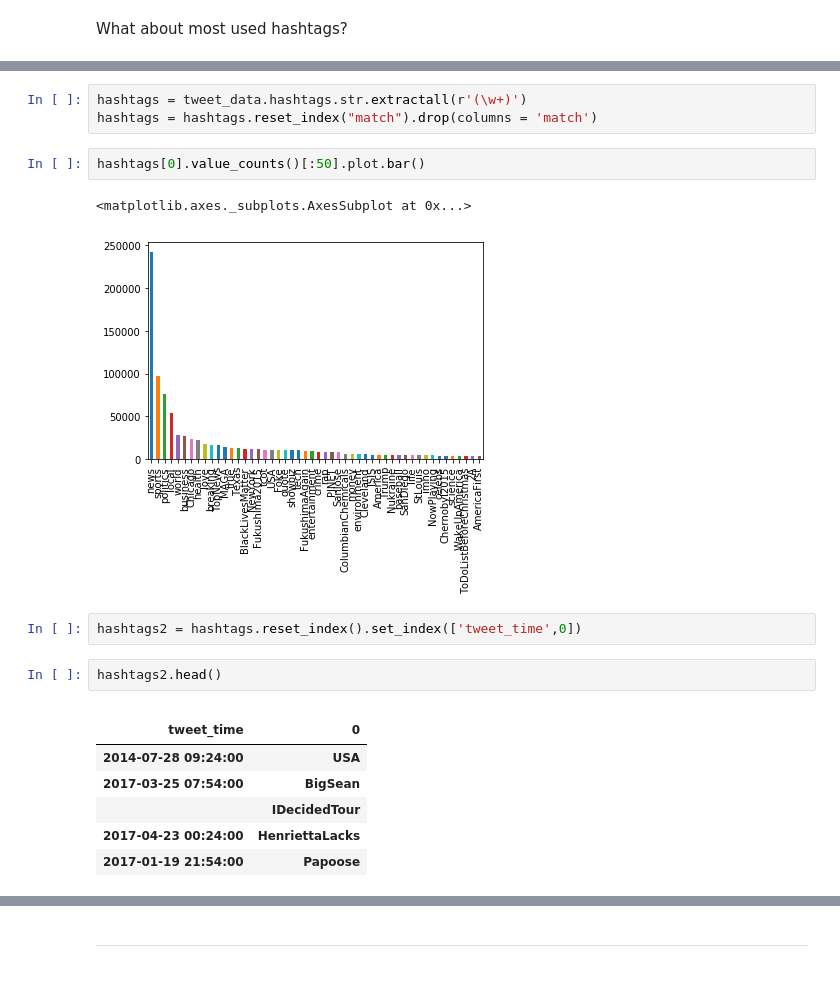
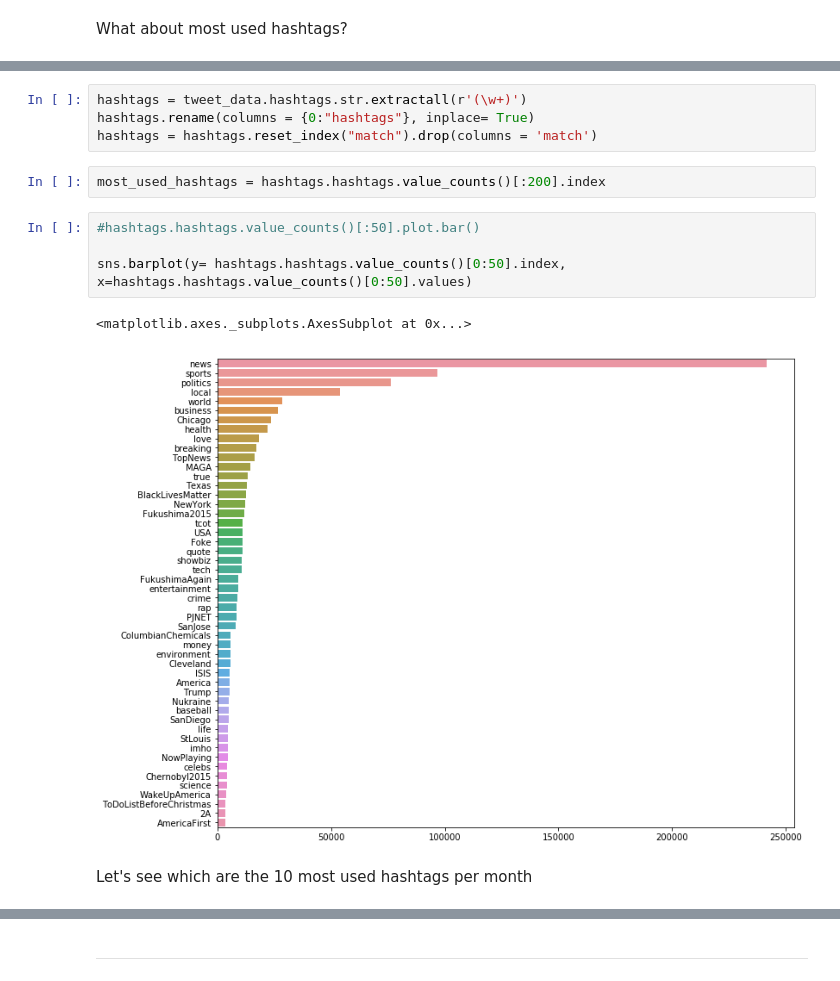
Before and after one commit to jrdmose/BGSE_Text_Mining, a Jupyter notebook: scripts/data_exploration.ipynb, the cells around one changed output, grey strips where cells are left out. Drawn from its saved outputs; the diff is of its cells as text.

```diff
--- a/scripts/data_exploration.ipynb
+++ b/scripts/data_exploration.ipynb
@@ -191,20 +213,15 @@ What about most used hashtags?
 # %%
 hashtags = tweet_data.hashtags.str.extractall(r'(\w+)')
+hashtags.rename(columns = {0:"hashtags"}, inplace= True)
 hashtags = hashtags.reset_index("match").drop(columns = 'match')
-# %%
-hashtags[0].value_counts()[:50].plot.bar()
-# %% [output]
-<matplotlib.axes._subplots.AxesSubplot at 0x...>
-[figure, removed]
-# %%
-hashtags2 = hashtags.reset_index().set_index(['tweet_time',0])
-# %%
-hashtags2.head()
-# %% [output]
-|  |  |
-| tweet_time | 0 |
-| 2014-07-28 09:24:00 | USA |
-| 2017-03-25 07:54:00 | BigSean |
-|  | IDecidedTour |
-| 2017-04-23 00:24:00 | HenriettaLacks |
-| 2017-01-19 21:54:00 | Papoose |
+# %%
+most_used_hashtags = hashtags.hashtags.value_counts()[:200].index
+# %%
+#hashtags.hashtags.value_counts()[:50].plot.bar()
+
+sns.barplot(y= hashtags.hashtags.value_counts()[0:50].index, x=hashtags.hashtags.value_counts()[0:50].values)
+# %% [output]
+<matplotlib.axes._subplots.AxesSubplot at 0x...>
+[figure, added]
+# %% [markdown]
+Let's see which are the 10 most used hashtags per month
```
Also changed, not shown: parts of 5 cells of this notebook.
